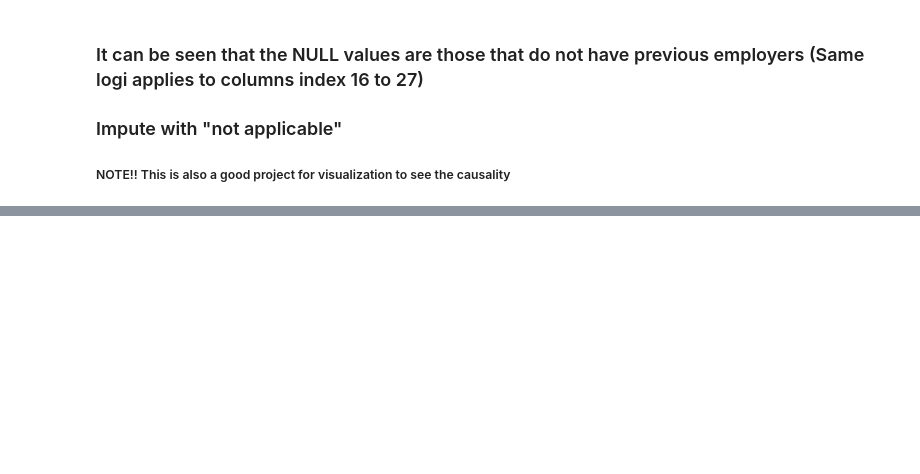
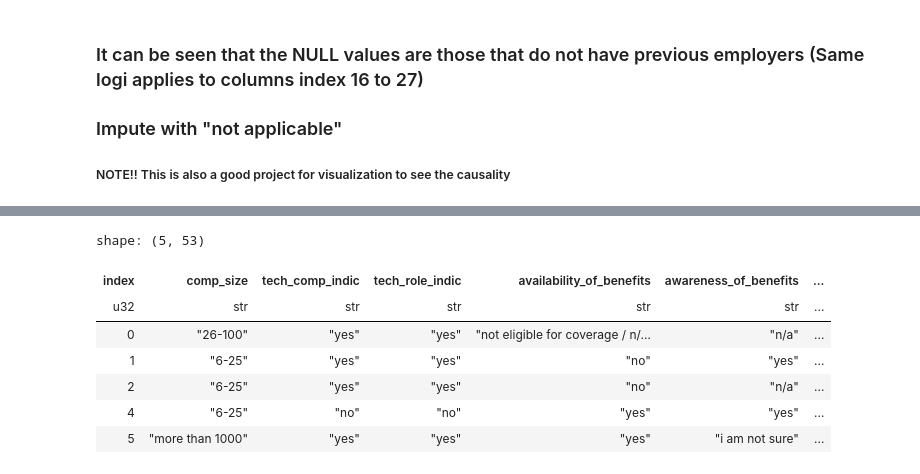
Before and after one commit to JanPhilippBittner/iu_mental_health_ml, a Jupyter notebook: Desktop/Arbeit/Arbeit/Universität/IU/Module/Semester 3/Machine learning - unsupervised learning/Project/first_draft.ipynb, the cells around one changed output, grey strips where cells are left out. Cells and saved outputs as stored; diff of their text form; code cells hidden in the pictures; blank space fills up the shorter version.

```diff
--- a/Desktop/Arbeit/Arbeit/Universität/IU/Module/Semester 3/Machine learning - unsupervised learning/Project/first_draft.ipynb
+++ b/Desktop/Arbeit/Arbeit/Universität/IU/Module/Semester 3/Machine learning - unsupervised learning/Project/first_draft.ipynb
@@ -431,0 +456,11 @@ shape: (6, 2)
+# %%
+df.head()
+# %% [output]
+shape: (5, 53)
+| index | comp_size | tech_comp_indic | tech_role_indic | availability_of_benefits | awareness_of_benefits | ... |
+| u32 | str | str | str | str | str | ... |
+| 0 | "26-100" | "yes" | "yes" | "not eligible for coverage / n/… | "n/a" | ... |
+| 1 | "6-25" | "yes" | "yes" | "no" | "yes" | ... |
+| 2 | "6-25" | "yes" | "yes" | "no" | "n/a" | ... |
+| 4 | "6-25" | "no" | "no" | "yes" | "yes" | ... |
+| 5 | "more than 1000" | "yes" | "yes" | "yes" | "i am not sure" | ... |
```
Also changed, not shown: parts of 8 cells of this notebook, 1 other file.
